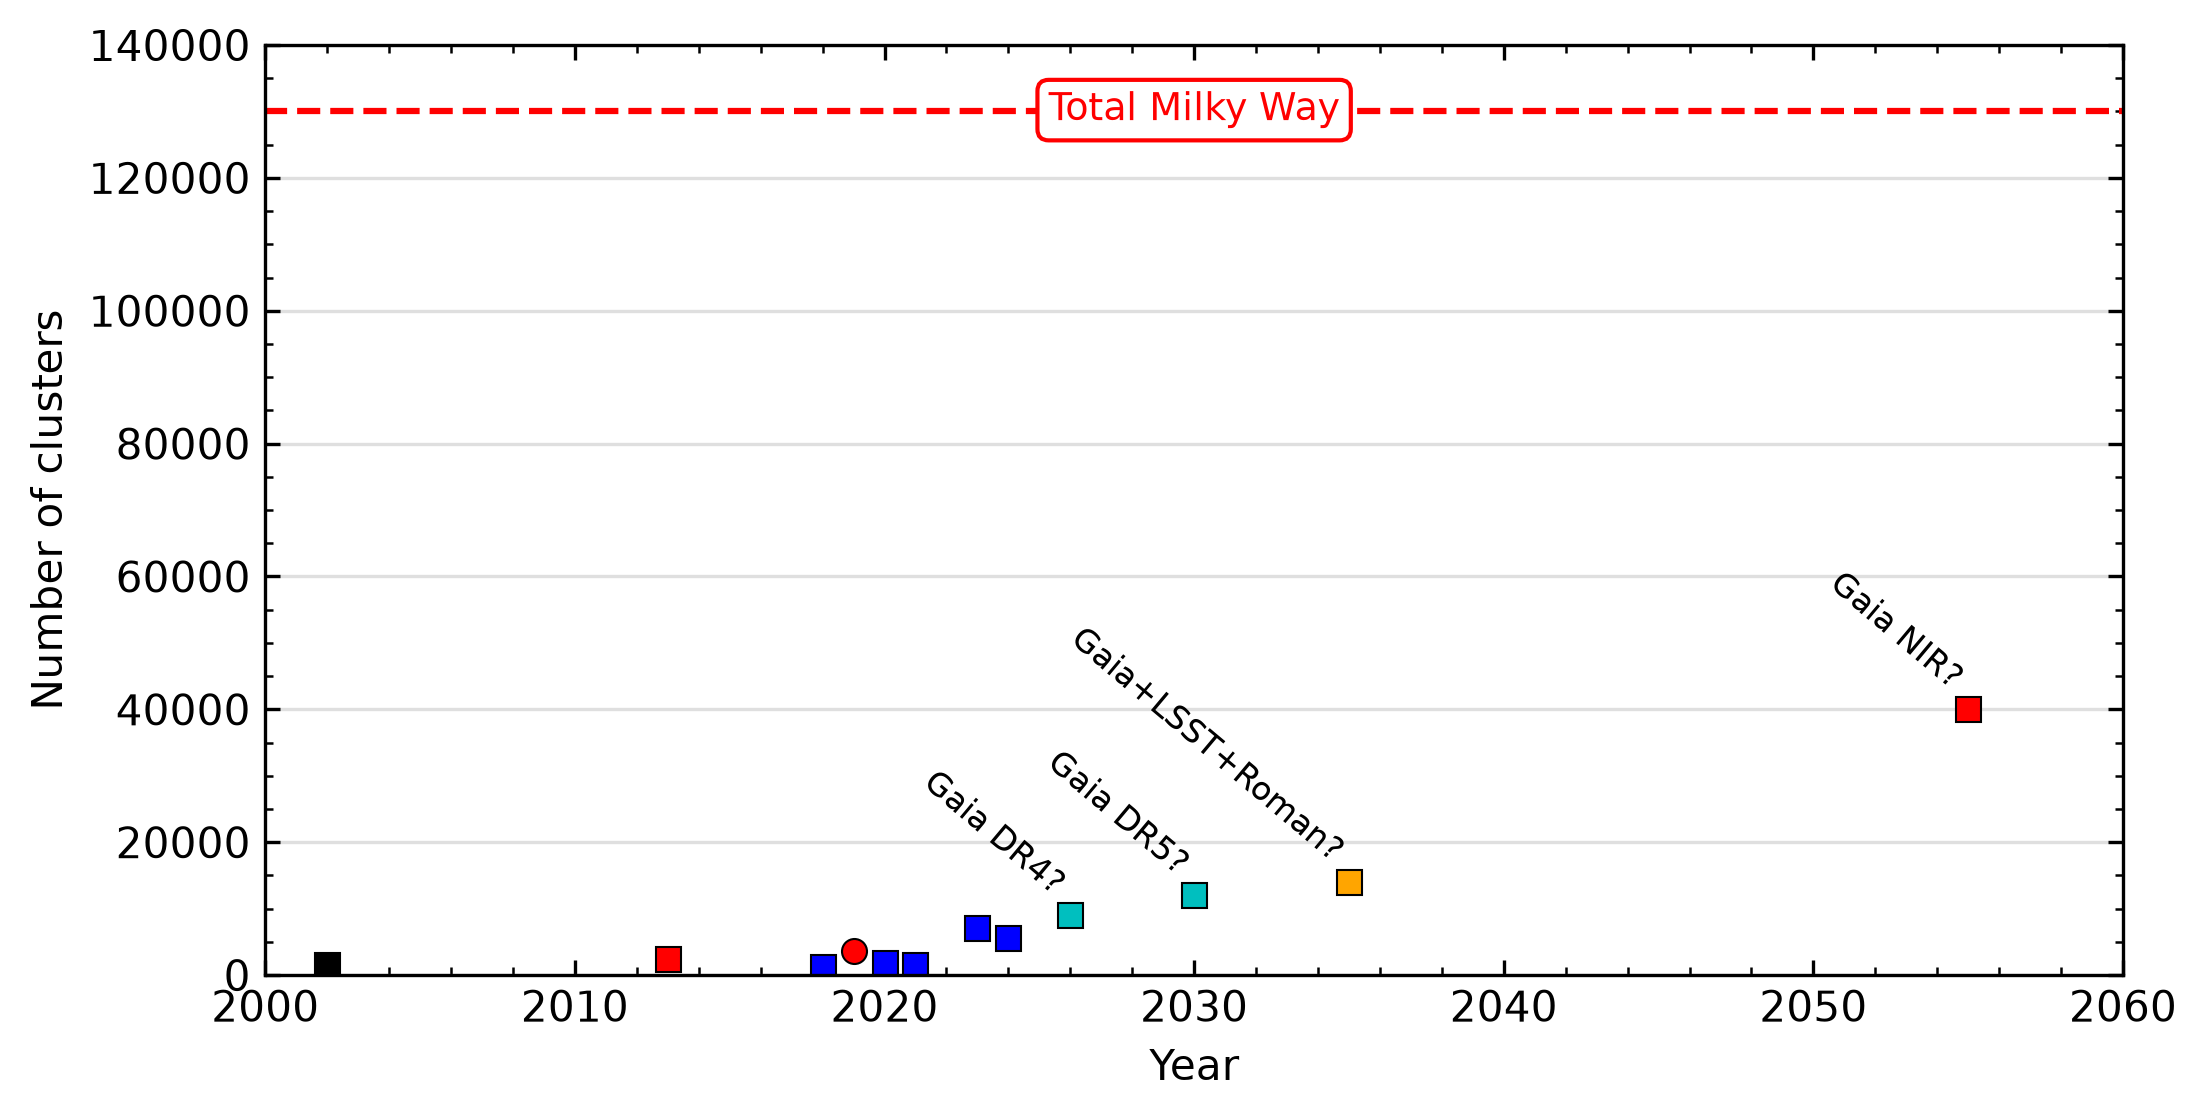
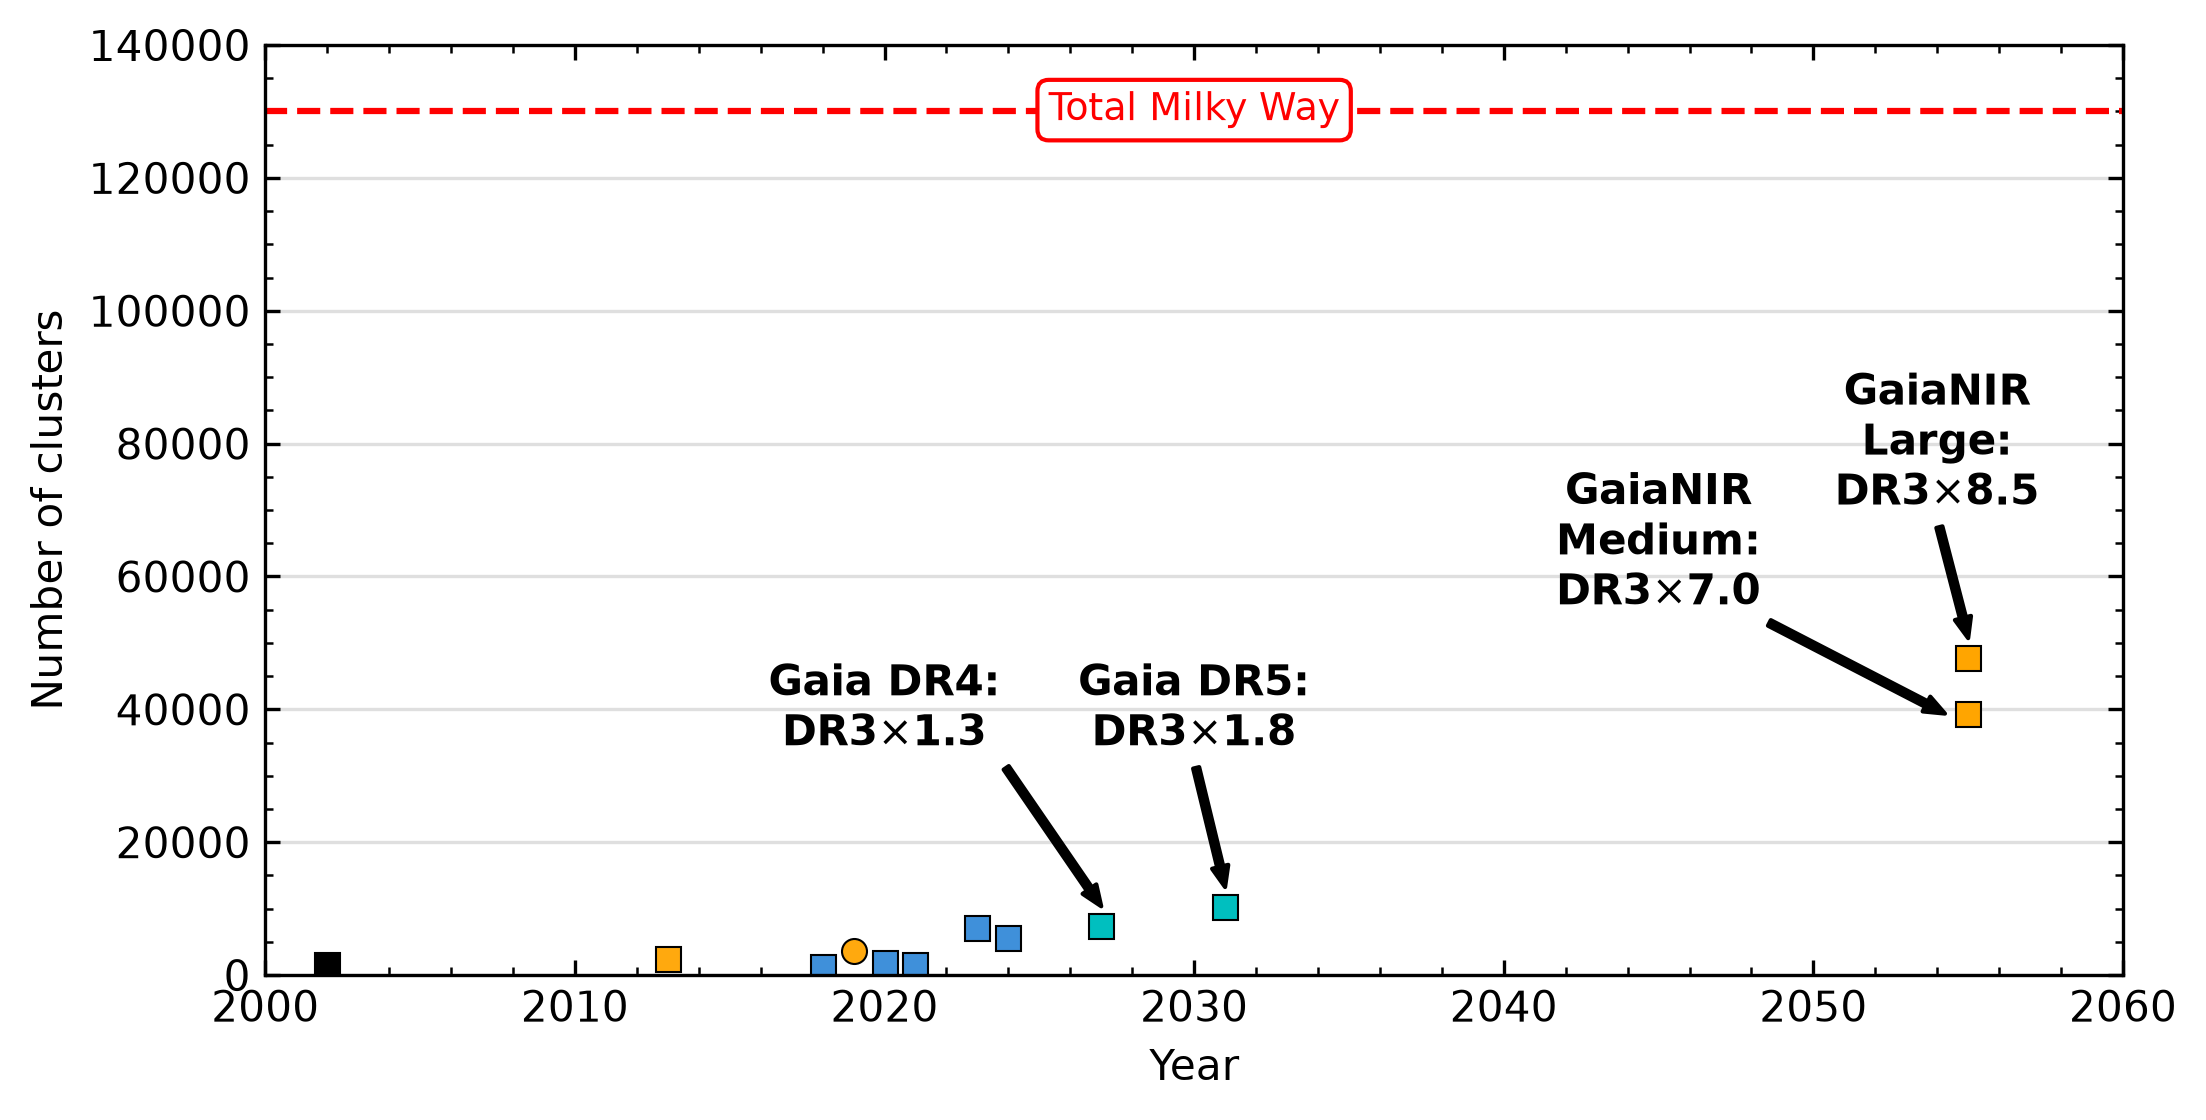
The change to this notebook cell's code, shown as a diff; its figure went from the first image to the second:
--- before
+++ after
@@ -2,5 +2,5 @@
     "va": "bottom",
     "ha": "right",
-    "fontsize": 8,
+    "fontsize": 7,
     "rotation": -40,
 }
@@ -35,8 +35,16 @@
 
     if "J. Herschel" not in a_name:
-        ax.plot(year, number, marker, mew=0.5, mec="k")
+        ax.plot(year, number, marker, mew=0.5, mec="k", color=mission_style[obs_type])
     else:
         ax.errorbar(
-            year, number, fmt=marker, mew=0.5, mec="k", yerr=250, capsize=3, lw=1.0
+            year,
+            number,
+            fmt=marker,
+            mew=0.5,
+            mec="k",
+            yerr=250,
+            capsize=3,
+            lw=1.0,
+            color=mission_style[obs_type],
         )
 
@@ -75,9 +83,9 @@
         Line2D([0], [0], color="k", marker="o", lw=0, label="Visual-only", **form),
         Line2D([0], [0], color="k", marker="s", lw=0, label="Visual+Hipparcos", **form),
-        Line2D([0], [0], color="r", marker="o", lw=0, label="Visual+IR", **form),
+        Line2D([0], [0], color=plots.cycle10[1], marker="o", lw=0, label="Visual+IR", **form),
         Line2D(
-            [0], [0], color="r", marker="s", lw=0, label="Visual+IR+Hipparcos", **form
+            [0], [0], color=plots.cycle10[1], marker="s", lw=0, label="Visual+IR+Hipparcos", **form
         ),
-        Line2D([0], [0], color="b", marker="s", lw=0, label="Gaia", **form),
+        Line2D([0], [0], color=plots.cycle10[0], marker="s", lw=0, label="Gaia", **form),
     ],
     loc="lower center",
@@ -161,18 +169,50 @@
 fig.savefig(plots.FIGS_PRES / "catalogues_over_time_total_linear.png", dpi=300)
 
-text_settings["fontsize"] = 8
-# text_settings["fontweight"] = "bold"
-
-ax.plot(2026, 9000, "cs", mew=0.5, mec="k")
-ax.text(2026, 11000, "Gaia DR4?", **text_settings)
-
-ax.plot(2030, 12000, "cs", mew=0.5, mec="k")
-ax.text(2030, 14000, "Gaia DR5?", **text_settings)
-
-ax.plot(2035, 14000, "s", color="orange", mew=0.5, mec="k")
-ax.text(2035, 16000, "Gaia+LSST+Roman?", **text_settings)
-
-ax.plot(2055, 40000, "rs", mew=0.5, mec="k")
-ax.text(2055, 42000, "Gaia NIR?", **text_settings)
+text_settings["fontsize"] = 10
+text_settings["fontweight"] = "bold"
+text_settings["rotation"] = 0
+text_settings["ha"] = "center"
+text_settings["va"] = "center"
+text_settings["arrowprops"] = arrowprops = dict(
+    facecolor="black", shrink=0.0, width=1.5, headwidth=4, headlength=5
+)
+
+gdr3_clusters = numbers_over_time["Hunt+ "][1]
+dr4 = survey_volumes_relative["gaia_dr4"] * gdr3_clusters
+dr5 = survey_volumes_relative["gaia_dr5"] * gdr3_clusters
+gaianir_m = survey_volumes_relative["gaianir-m"] * gdr3_clusters
+gaianir_l = survey_volumes_relative["gaianir-l"] * gdr3_clusters
+
+ax.plot(2027, dr4, "cs", mew=0.5, mec="k")
+ax.annotate(
+    f"Gaia DR4:\nDR3$\\times${survey_volumes_relative['gaia_dr4']:.1f}",
+    xy=(2027, dr4+3000),
+    xytext=(2020, 40000),
+    **text_settings,
+)
+
+ax.plot(2031, dr5, "cs", mew=0.5, mec="k")
+ax.annotate(
+    f"Gaia DR5:\nDR3$\\times${survey_volumes_relative['gaia_dr5']:.1f}",
+    xy=(2031, dr5+3000),
+    xytext=(2030, 40000),
+    **text_settings,
+)
+
+ax.plot(2055, gaianir_m, "s", color="orange", mew=0.5, mec="k")
+ax.annotate(
+    f"GaiaNIR\nMedium:\nDR3$\\times${survey_volumes_relative['gaianir-m']:.1f}",
+    xy=(2055-0.75, gaianir_m),
+    xytext=(2045, 65000),
+    **text_settings,
+)
+
+ax.plot(2055, gaianir_l, "s", color="orange", mew=0.5, mec="k")
+ax.annotate(
+    f"GaiaNIR\nLarge:\nDR3$\\times${survey_volumes_relative['gaianir-l']:.1f}",
+    xy=(2055, gaianir_l+3000),
+    xytext=(2054, 80000),
+    **text_settings,
+)
 
 ax.set(xlim=(2000, 2060))

Commit: Add new plot of expected final catalogues and update colour schemes